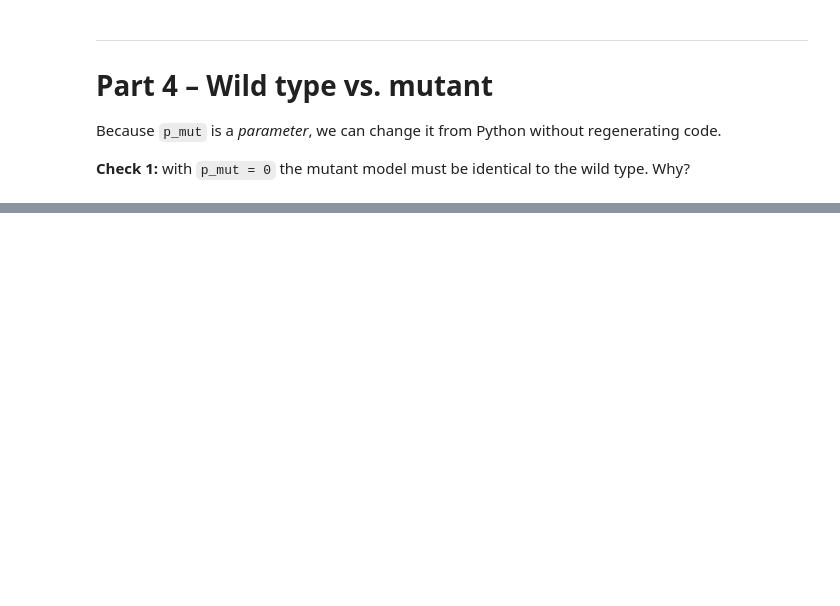
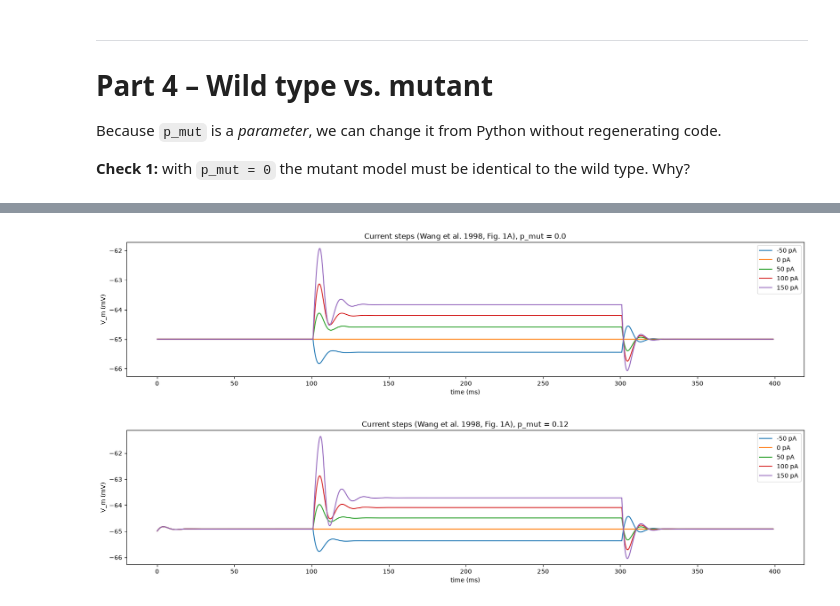
Before and after one commit to francescodesantis/ataxia13_hh_model, a Jupyter notebook: 4_hh_NESTML.ipynb, the cells around one changed output, grey strips where cells are left out. Cells and saved outputs as stored; diff of their text form; code cells hidden in the pictures; blank space fills up the shorter version.

```diff
--- a/4_hh_NESTML.ipynb
+++ b/4_hh_NESTML.ipynb
@@ -239,0 +312,36 @@ plt.show()
+# %%
+currents = np.arange(-50., 151., 50.)   # pA: -50 to 150 pA in 50 pA increments
+t_on, t_step = 100., 200.               # ms: the step starts at t_on and lasts t_step
+t_sim = t_on + t_step + 100.
+
+for p in [0.0, 0.12]:                   # 0 = wild type
+
+    plt.figure(figsize=(20, 4))
+
+    for amp in currents:
+
+        nest.ResetKernel()
+        nest.set_verbosity("M_WARNING")
+        nest.Install(mut_module)
+
+        n = nest.Create(mut_model, params={"p_mut": p})
+
+        stim = nest.Create("step_current_generator",
+                           params={"amplitude_times": [t_on, t_on + t_step], "amplitude_values": [amp, 0.]})
+        vm = nest.Create("voltmeter", params={"interval": 0.1})
+
+        nest.Connect(stim, n)
+        nest.Connect(vm, n)
+
+        nest.Simulate(t_sim)
+
+        plt.plot(vm.get("events")["times"], vm.get("events")["V_m"], label=f"{amp:.0f} pA")
+
+    plt.xlabel("time (ms)")
+    plt.ylabel("V_m (mV)")
+    plt.legend()
+    plt.title(f"Current steps (Wang et al. 1998, Fig. 1A), p_mut = {p}")
+    plt.show()
+# %% [output]
+[figure, added]
+[figure, added]
```
Also changed, not shown: parts of 21 cells of this notebook, 3 other files.
